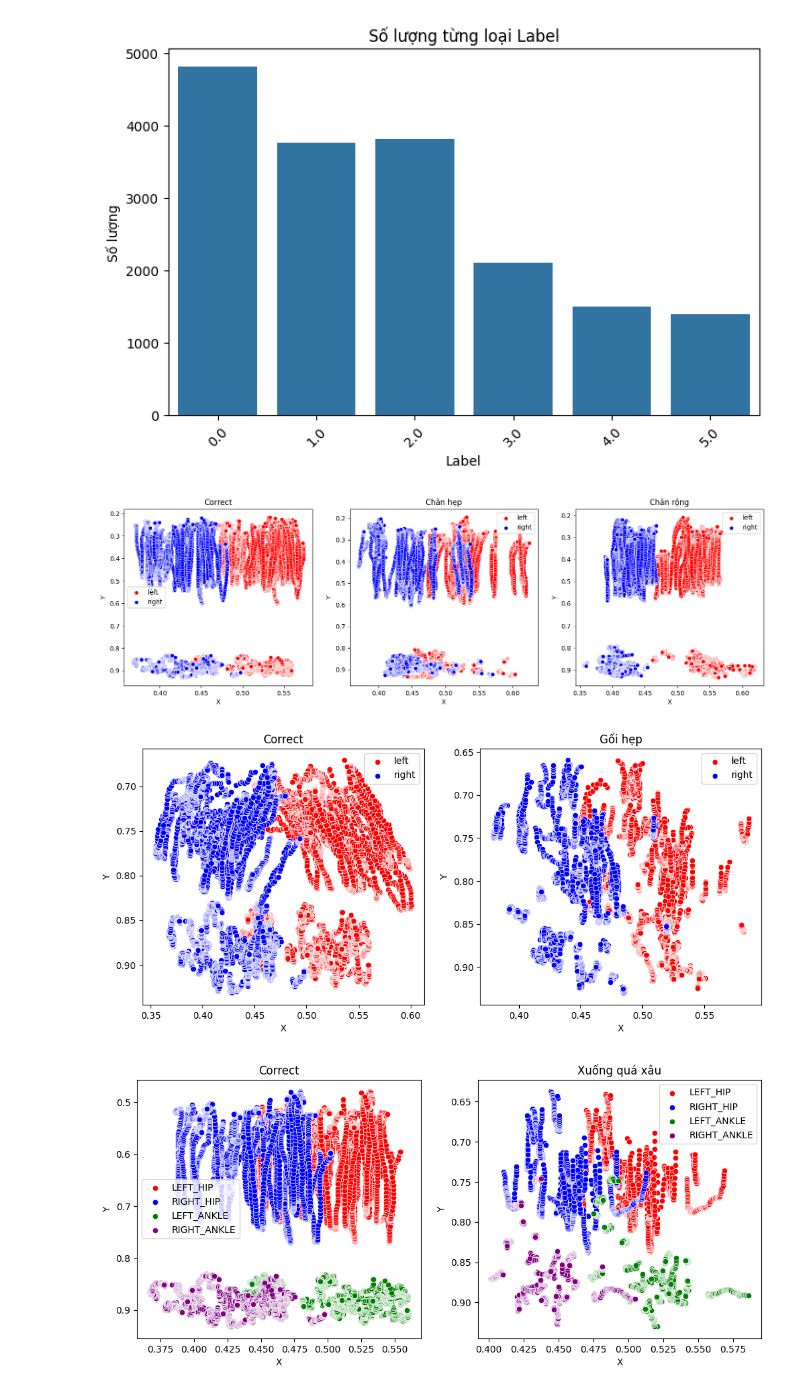
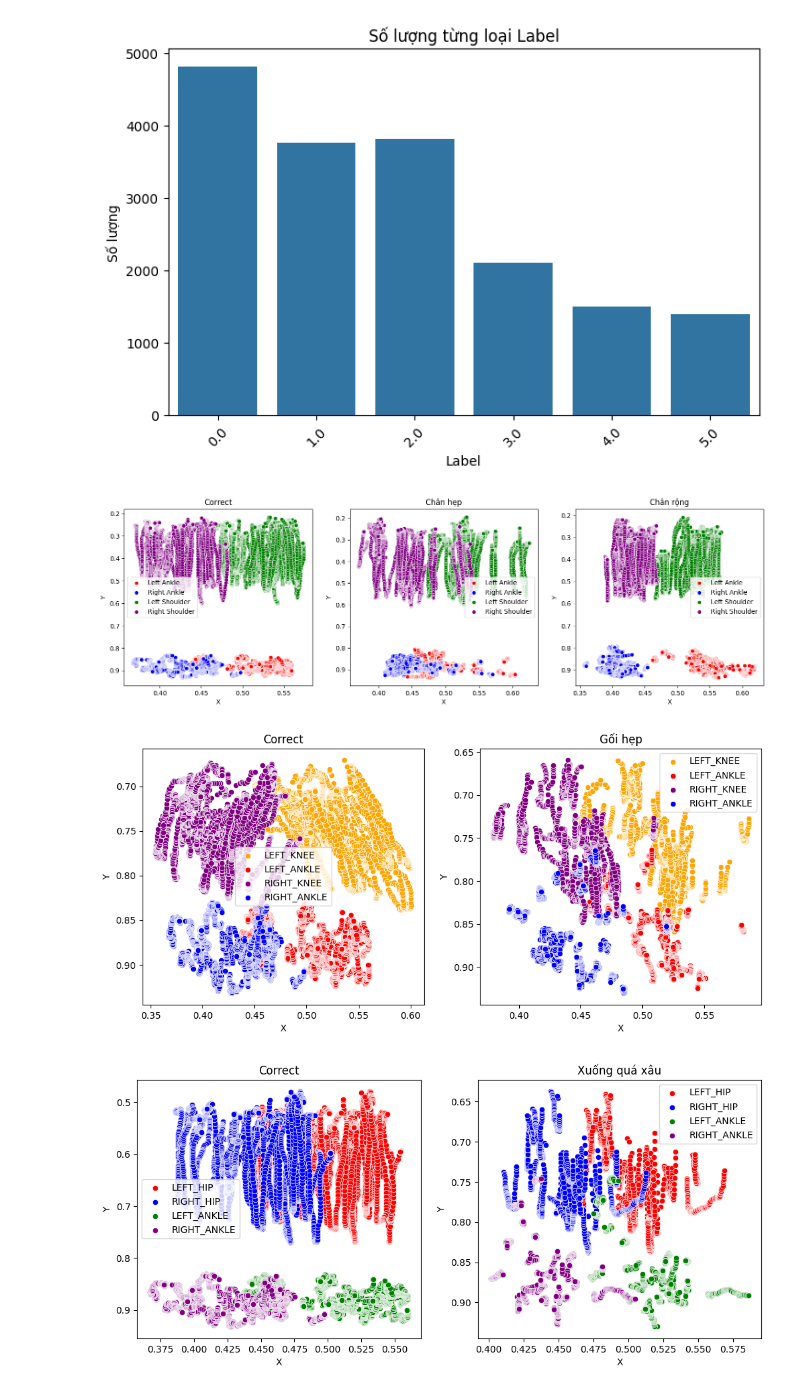
Before and after one commit to WinG-282k4/Squat_error_detection, a Jupyter notebook: TQHdata.ipynb, the cells around one changed output. Cells and saved outputs as stored; diff of their text form; code cells hidden in the pictures.

```diff
--- a/TQHdata.ipynb
+++ b/TQHdata.ipynb
@@ -44,84 +44,85 @@ plt.show()
 # %% [output]
 [figure]
 # %%
-# Scale dữ liệu cho tất cả các nhãn
-# df_temp = df # Tạo bản sao của dữ liệu
-# df_temp[['LEFT_ANKLE_x', 'LEFT_ANKLE_y', 'RIGHT_ANKLE_x', 'RIGHT_ANKLE_y']] = scaler.fit_transform(df_temp[['LEFT_ANKLE_x', 'LEFT_ANKLE_y', 'RIGHT_ANKLE_x', 'RIGHT_ANKLE_y']])
+import matplotlib.pyplot as plt
+import seaborn as sns
 
 # Lấy label và vị trí 2 chân
 df0 = df[df['label'] == 0]
 df1 = df[df['label'] == 1]
 df2 = df[df['label'] == 2]
 
 # Tạo figure với 3 đồ thị
 fig, axes = plt.subplots(1, 3, figsize=(18, 5))
 
+# Định nghĩa màu sắc mới
+colors = {
+    "LEFT_ANKLE": "red",
+    "RIGHT_ANKLE": "blue",
+    "LEFT_SHOULDER": "green",
+    "RIGHT_SHOULDER": "purple"
+}
+
 # Biểu diễn dữ liệu Correct
-sns.scatterplot(x = df0['LEFT_ANKLE_x'], y = df0['LEFT_ANKLE_y'], ax = axes[0], color = 'red', label = 'lèft ')
-sns.scatterplot(x = df0['LEFT_SHOULDER_x'], y = df0['LEFT_SHOULDER_y'], ax = axes[0], color = 'red')
-sns.scatterplot(x = df0['RIGHT_SHOULDER_x'], y = df0['RIGHT_SHOULDER_y'], ax = axes[0], color = 'blue', label = 'right')
-sns.scatterplot(x = df0['RIGHT_ANKLE_x'], y = df0['RIGHT_ANKLE_y'], ax = axes[0], color = 'blue')
+sns.scatterplot(x=df0['LEFT_ANKLE_x'], y=df0['LEFT_ANKLE_y'], ax=axes[0], color=colors["LEFT_ANKLE"], label='Left Ankle')
+sns.scatterplot(x=df0['RIGHT_ANKLE_x'], y=df0['RIGHT_ANKLE_y'], ax=axes[0], color=colors["RIGHT_ANKLE"], label='Right Ankle')
+sns.scatterplot(x=df0['LEFT_SHOULDER_x'], y=df0['LEFT_SHOULDER_y'], ax=axes[0], color=colors["LEFT_SHOULDER"], label='Left Shoulder')
+sns.scatterplot(x=df0['RIGHT_SHOULDER_x'], y=df0['RIGHT_SHOULDER_y'], ax=axes[0], color=colors["RIGHT_SHOULDER"], label='Right Shoulder')
+
 axes[0].set_title('Correct')
 axes[0].set_xlabel('X')
 axes[0].set_ylabel('Y')
-# axes[0].set_xlim(0, 1)  # Giới hạn trục X từ 0 đến 1
-# axes[0].set_ylim(0, 1)  # Giới hạn trục Y từ 0 đến 1
 axes[0].invert_yaxis()  # Đảo ngược trục Y
 
 # Biểu diễn dữ liệu lỗi chân hẹp
-sns.scatterplot(x = df1['LEFT_ANKLE_x'], y = df1['LEFT_ANKLE_y'], ax = axes[1], color = 'red', label = 'left')
-sns.scatterplot(x = df1['LEFT_SHOULDER_x'], y = df1['LEFT_SHOULDER_y'], ax = axes[1], color = 'red')
-sns.scatterplot(x = df1['RIGHT_SHOULDER_x'], y = df1['RIGHT_SHOULDER_y'], ax = axes[1], color = 'blue', label = 'right')
-sns.scatterplot(x = df1['RIGHT_ANKLE_x'], y = df1['RIGHT_ANKLE_y'], ax = axes[1], color = 'blue')
+sns.scatterplot(x=df1['LEFT_ANKLE_x'], y=df1['LEFT_ANKLE_y'], ax=axes[1], color=colors["LEFT_ANKLE"], label='Left Ankle')
+sns.scatterplot(x=df1['RIGHT_ANKLE_x'], y=df1['RIGHT_ANKLE_y'], ax=axes[1], color=colors["RIGHT_ANKLE"], label='Right Ankle')
+sns.scatterplot(x=df1['LEFT_SHOULDER_x'], y=df1['LEFT_SHOULDER_y'], ax=axes[1], color=colors["LEFT_SHOULDER"], label='Left Shoulder')
+sns.scatterplot(x=df1['RIGHT_SHOULDER_x'], y=df1['RIGHT_SHOULDER_y'], ax=axes[1], color=colors["RIGHT_SHOULDER"], label='Right Shoulder')
+
 axes[1].set_title('Chân hẹp')
 axes[1].set_xlabel('X')
 axes[1].set_ylabel('Y')
-# axes[1].set_xlim(0, 1)  # Giới hạn trục X từ 0 đến 1
-# axes[1].set_ylim(0, 1)  # Giới hạn trục Y từ 0 đến 1
-axes[1].invert_yaxis()  # Đảo ngược trục Y
+axes[1].invert_yaxis()
 
 # Biểu diễn dữ liệu lỗi chân rộng
-sns.scatterplot(x = df2['LEFT_ANKLE_x'], y = df2['LEFT_ANKLE_y'], ax = axes[2], color = 'red', label = 'left')
-sns.scatterplot(x = df2['LEFT_SHOULDER_x'], y = df2['LEFT_SHOULDER_y'], ax = axes[2], color = 'red')
-sns.scatterplot(x = df2['RIGHT_SHOULDER_x'], y = df2['RIGHT_SHOULDER_y'], ax = axes[2], color = 'blue', label = 'right')
-sns.scatterplot(x = df2['RIGHT_ANKLE_x'], y = df2['RIGHT_ANKLE_y'], ax = axes[2], color = 'blue')
+sns.scatterplot(x=df2['LEFT_ANKLE_x'], y=df2['LEFT_ANKLE_y'], ax=axes[2], color=colors["LEFT_ANKLE"], label='Left Ankle')
+sns.scatterplot(x=df2['RIGHT_ANKLE_x'], y=df2['RIGHT_ANKLE_y'], ax=axes[2], color=colors["RIGHT_ANKLE"], label='Right Ankle')
+sns.scatterplot(x=df2['LEFT_SHOULDER_x'], y=df2['LEFT_SHOULDER_y'], ax=axes[2], color=colors["LEFT_SHOULDER"], label='Left Shoulder')
+sns.scatterplot(x=df2['RIGHT_SHOULDER_x'], y=df2['RIGHT_SHOULDER_y'], ax=axes[2], color=colors["RIGHT_SHOULDER"], label='Right Shoulder')
+
 axes[2].set_title('Chân rộng')
 axes[2].set_xlabel('X')
 axes[2].set_ylabel('Y')
-# axes[2].set_xlim(0, 1)  # Giới hạn trục X từ 0 đến 1
-# axes[2].set_ylim(0, 1)  # Giới hạn trục Y từ 0 đến 1
-axes[2].invert_yaxis()  # Đảo ngược trục Y
-
+axes[2].invert_yaxis()
 
 # Hiển thị biểu đồ
 plt.show()
 # %% [output]
-[figure, old version]
+[figure, new version]
 # %%
-# Lấy label và vị trí 2 chân
-df0 = df[df['label'] == 0]
-df3 = df[df['label'] == 3]
-
-
 # Tạo figure với 2 đồ thị
 fig, axes = plt.subplots(1, 2, figsize=(12, 5))
 
 # Biểu diễn dữ liệu Correct
-sns.scatterplot(x = df0['LEFT_KNEE_x'], y = df0['LEFT_KNEE_y'], ax = axes[0], color = 'red', label = 'left')
-sns.scatterplot(x = df0['LEFT_ANKLE_x'], y = df0['LEFT_ANKLE_y'], ax = axes[0], color = 'red')
+sns.scatterplot(x=df0['LEFT_KNEE_x'], y=df0['LEFT_KNEE_y'], ax=axes[0], color='orange', label='LEFT_KNEE')  # Cam 🟠
+sns.scatterplot(x=df0['LEFT_ANKLE_x'], y=df0['LEFT_ANKLE_y'], ax=axes[0], color='red', label='LEFT_ANKLE')  # Đỏ 🔴
 
-sns.scatterplot(x = df0['RIGHT_KNEE_x'], y = df0['RIGHT_KNEE_y'], ax = axes[0], color = 'blue', label = 'right')
-sns.scatterplot(x = df0['RIGHT_ANKLE_x'], y = df0['RIGHT_ANKLE_y'], ax = axes[0], color = 'blue')
+sns.scatterplot(x=df0['RIGHT_KNEE_x'], y=df0['RIGHT_KNEE_y'], ax=axes[0], color='purple', label='RIGHT_KNEE')  # Tím 🟣
+sns.scatterplot(x=df0['RIGHT_ANKLE_x'], y=df0['RIGHT_ANKLE_y'], ax=axes[0], color='blue', label='RIGHT_ANKLE')  # Xanh 🔵
+
 axes[0].set_title('Correct')
 axes[0].set_xlabel('X')
 axes[0].set_ylabel('Y')
 axes[0].invert_yaxis()  # Đảo ngược trục Y
 
 # Biểu diễn dữ liệu lỗi gối hẹp
-sns.scatterplot(x = df3['LEFT_KNEE_x'], y = df3['LEFT_KNEE_y'], ax = axes[1], color = 'red', label = 'left')
-sns.scatterplot(x = df3['LEFT_ANKLE_x'], y = df3['LEFT_ANKLE_y'], ax = axes[1], color = 'red')
-sns.scatterplot(x = df3['RIGHT_KNEE_x'], y = df3['RIGHT_KNEE_y'], ax = axes[1], color = 'blue', label = 'right')
-sns.scatterplot(x = df3['RIGHT_ANKLE_x'], y = df3['RIGHT_ANKLE_y'], ax = axes[1], color = 'blue')
+sns.scatterplot(x=df3['LEFT_KNEE_x'], y=df3['LEFT_KNEE_y'], ax=axes[1], color='orange', label='LEFT_KNEE')  # Cam 🟠
+sns.scatterplot(x=df3['LEFT_ANKLE_x'], y=df3['LEFT_ANKLE_y'], ax=axes[1], color='red', label='LEFT_ANKLE')  # Đỏ 🔴
+
+sns.scatterplot(x=df3['RIGHT_KNEE_x'], y=df3['RIGHT_KNEE_y'], ax=axes[1], color='purple', label='RIGHT_KNEE')  # Tím 🟣
+sns.scatterplot(x=df3['RIGHT_ANKLE_x'], y=df3['RIGHT_ANKLE_y'], ax=axes[1], color='blue', label='RIGHT_ANKLE')  # Xanh 🔵
+
 axes[1].set_title('Gối hẹp')
 axes[1].set_xlabel('X')
 axes[1].set_ylabel('Y')
@@ -130,7 +131,7 @@ axes[1].invert_yaxis()  # Đảo ngược trục Y
 # Hiển thị biểu đồ
 plt.show()
 # %% [output]
-[figure, old version]
+[figure, new version]
 # %%
 
 # Lấy label và vị trí 2 chân
```
